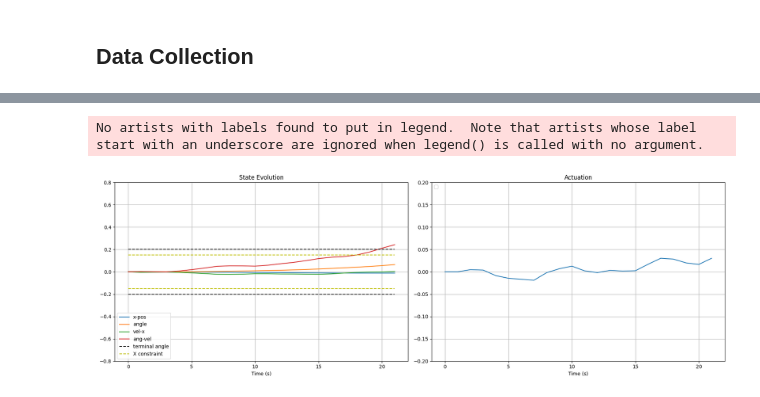
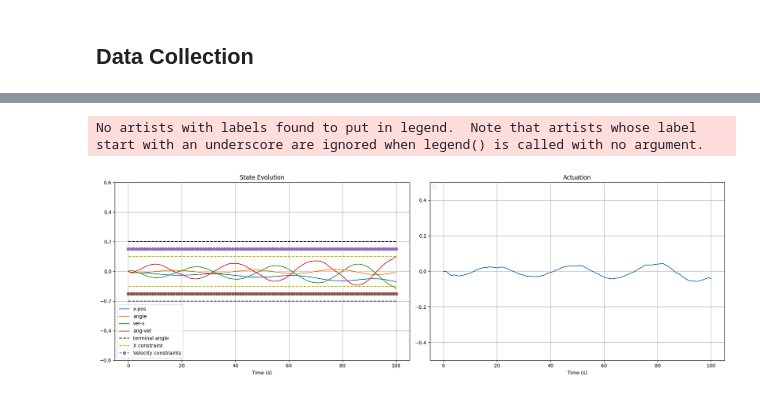
Before and after one commit to michael-cummins/DeePC-HUNT, a Jupyter notebook: notebooks/regularized_deepc.ipynb, the cells around one changed output, grey strips where cells are left out. Cells and saved outputs as stored; diff of their text form; code cells hidden in the pictures.

```diff
--- a/notebooks/regularized_deepc.ipynb
+++ b/notebooks/regularized_deepc.ipynb
@@ -22,27 +22,33 @@ env = gym.make('InvertedPendulum-v4', render_mode='rgb_array')
 """
     Timestep for InvertedPendelum-v4 is 0.02
 """
+
 obs, info = env.reset()
-# ud = np.array([0])
-# yd = obs
-# done = False
-# start = True
-
+ini = obs
 Tini = 1
 n = 4
-N = 15
+N = 8
 m = 1
 p = 4
-T = (m+1)*(Tini + N + n) + 300
+T = (m+1)*(Tini + N + n) + 30
 print(T)
 render_collection = False
 
 ud = []
 yd = []
+i = 0
 
-for i in range(T):
+while i < T:
 
-    action = [obs[1]*3 - np.random.randn()*0.2]
+    # restart loop if data is non-linear
+    if np.abs(obs[1]) > 0.1 or np.abs(obs[0]) > 0.1 or np.abs(obs[2]) > 0.15 or np.abs(obs[3]) > 0.15 :
+        obs, info = env.reset()
+        i = 0
+        ud = []
+        yd = []
+
+
+    action = [obs[1]*3 - np.random.randn()*0.1]
     obs, rew, done, info, _ = env.step(action)
     ud = np.append(ud,action)
     yd = np.append(yd,obs)
@@ -53,10 +59,7 @@ for i in range(T):
         display.display(plt.gcf())
         display.clear_output(wait=True)
 
-    if np.abs(obs[1]) > 0.05 or np.abs(obs[0]) > 0.1 or np.abs(obs[2]) > 0.1 or np.abs(obs[3]) > 0.1 :
-        print('reset')
-        obs, info = env.reset()
-        i = 0
+    i+=1
 
 env.close()
 print(f'yd shape : {yd.shape}   ud shape : {ud.shape}')
@@ -202,31 +185,33 @@ iter
 # %%
 T = len(uT)
-yT = yT.reshape((T,4))
+yT = yT.reshape((T,p))
 
 plt.subplot(1,2,1)
 plt.plot(range(0,T), yT, label=['x-pos', 'angle', 'vel-x', 'ang-vel'])
 plt.plot(range(0,T), np.ones(T)*0.2, 'k--',label='terminal angle')
 plt.plot(range(0,T), -np.ones(T)*0.2, 'k--')
-plt.plot(range(0,T), np.ones(T)*0.15, 'y--', label='X constraint')
-plt.plot(range(0,T), -np.ones(T)*0.15, 'y--')
+plt.plot(range(0,T), np.ones(T)*0.1, 'y--', label='X constraint')
+plt.plot(range(0,T), -np.ones(T)*0.1, 'y--')
+plt.plot(range(0,T), np.ones(T)*0.15, 'o--', label='Velocity constraints')
+plt.plot(range(0,T), -np.ones(T)*0.15, 'o--')
 plt.legend(loc="lower left")
-plt.ylim((-0.8,0.8))
+plt.ylim((-0.6,0.6))
 plt.xlabel('Time (s)')
 plt.title("State Evolution")
 plt.grid('on')
 plt.tight_layout()
 
 plt.subplot(1,2,2)
 plt.plot(range(0,T), uT)
 plt.legend(loc="upper left")
 plt.xlabel('Time (s)')
 plt.title("Actuation")
-plt.ylim((-0.2,0.2))
+plt.ylim((-0.5,0.5))
 plt.grid('on')
 plt.tight_layout()
 
 plt.show()
 yT = yT.reshape((T*p,))
 # %% [output]
 No artists with labels found to put in legend.  Note that artists whose label start with an underscore are ignored when legend() is called with no argument.
-[figure, old version]
+[figure, new version]
```
Also changed, not shown: parts of 8 cells of this notebook, 1 other file.
